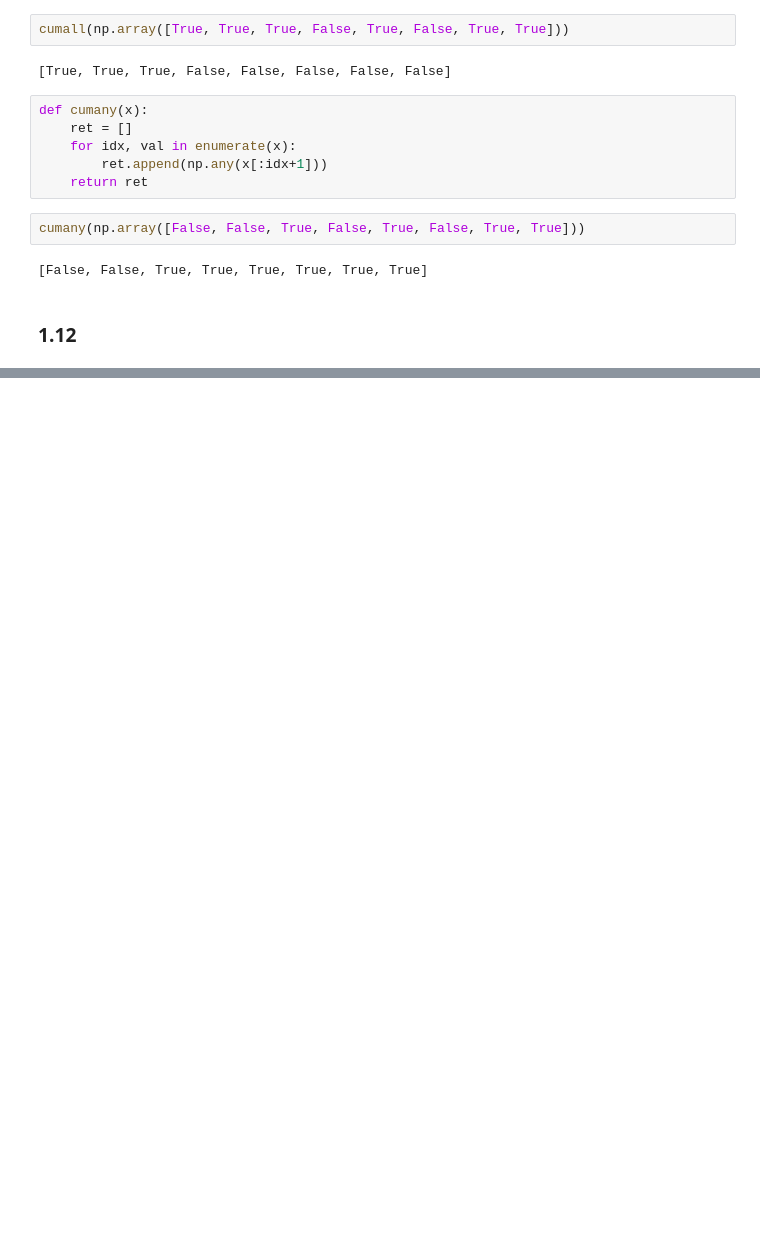
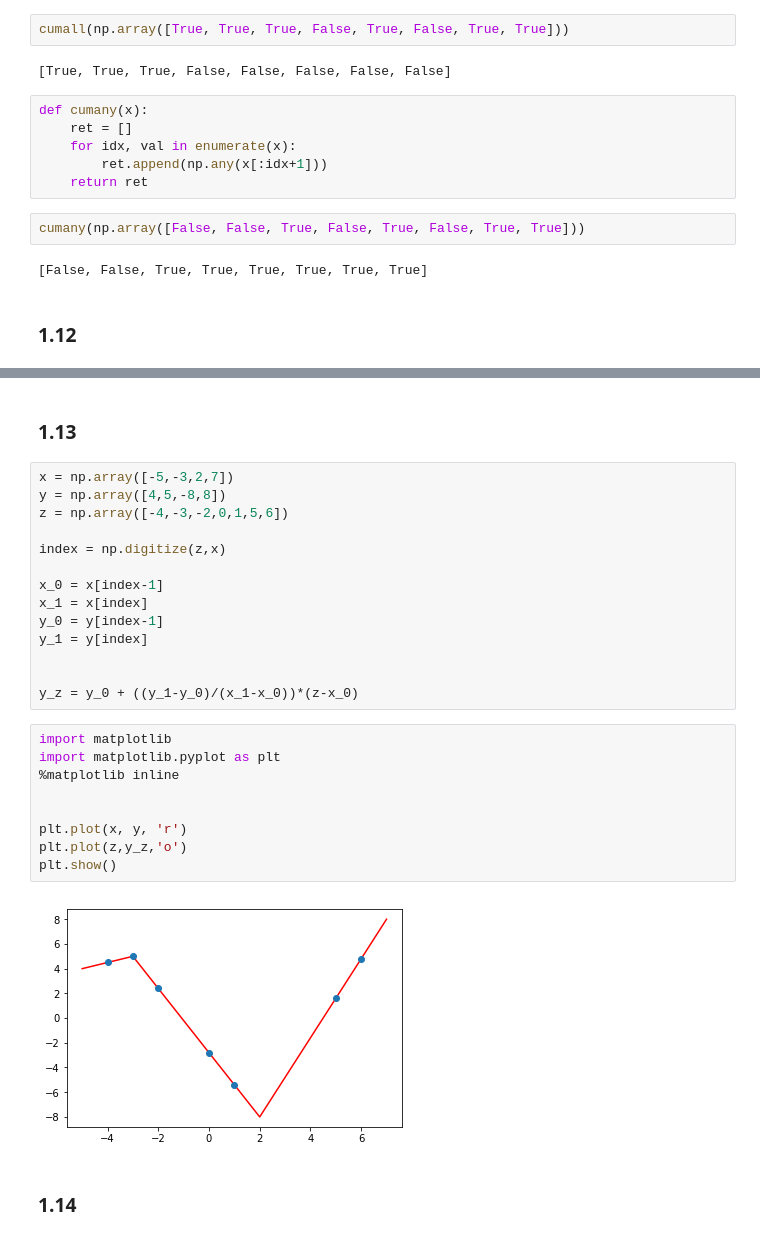
Before and after one commit to kajzer/bootcamp_data_science, a Jupyter notebook: Week_03/exercises_numpy.ipynb, the cells around one changed output, grey strips where cells are left out. Saved outputs shown, nothing was run; the diff lists cells and outputs as text; blank space fills up the shorter version.

```diff
--- a/Week_03/exercises_numpy.ipynb
+++ b/Week_03/exercises_numpy.ipynb
@@ -307,0 +341,29 @@ cumany(np.array([False, False, True, False, True, False, True, True]))
+# %% [markdown]
+### 1.13
+# %%
+x = np.array([-5,-3,2,7])
+y = np.array([4,5,-8,8])
+z = np.array([-4,-3,-2,0,1,5,6])
+
+index = np.digitize(z,x)
+
+x_0 = x[index-1]
+x_1 = x[index]
+y_0 = y[index-1]
+y_1 = y[index]
+
+
+y_z = y_0 + ((y_1-y_0)/(x_1-x_0))*(z-x_0)
+# %%
+import matplotlib
+import matplotlib.pyplot as plt
+%matplotlib inline
+
+
+plt.plot(x, y, 'r')
+plt.plot(z,y_z,'o')
+plt.show()
+# %% [output]
+[figure, added]
+# %% [markdown]
+### 1.14
```
Also changed, not shown: parts of 54 cells of this notebook, 3 other files.
